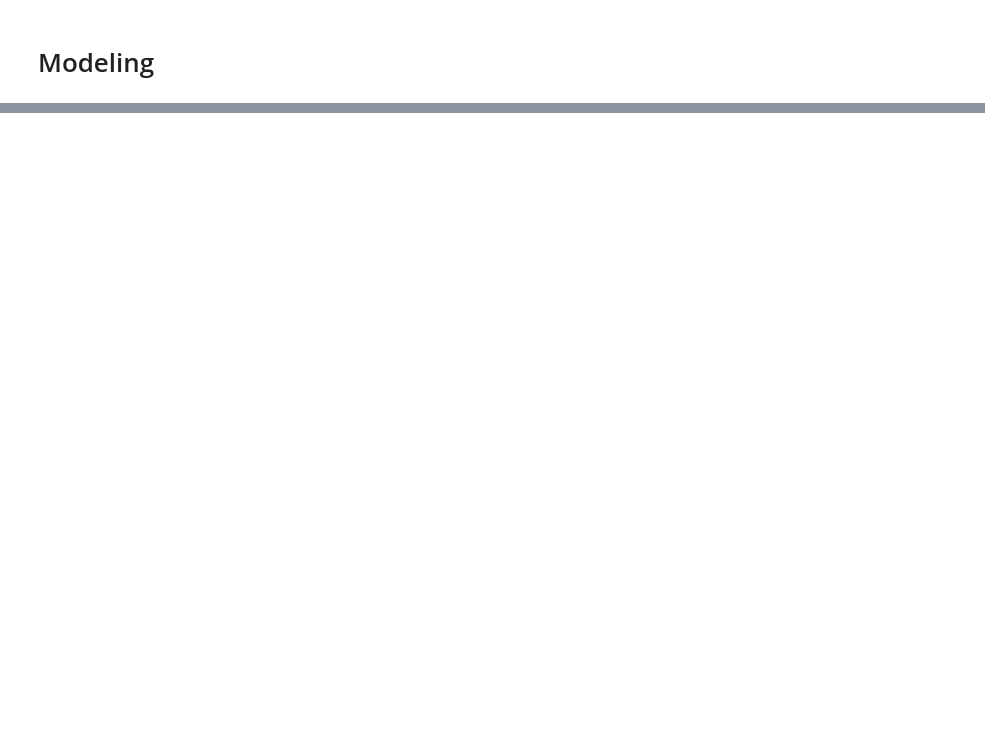
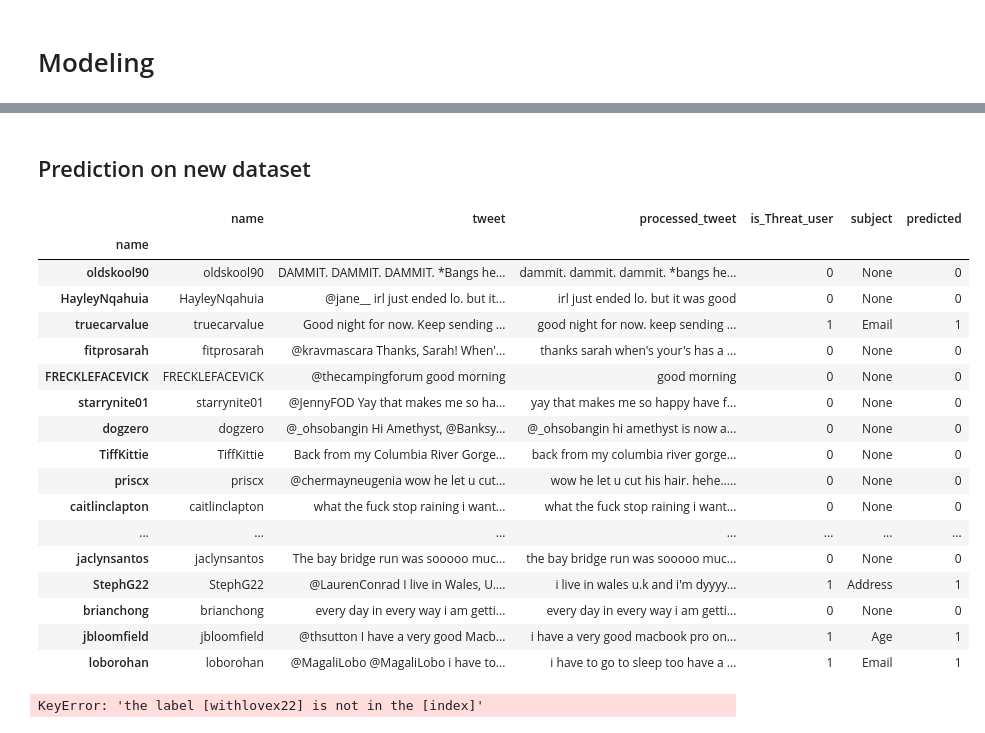
Before and after one commit to chinmaydas96/Tweet_classification_based_on_PPI_word, a Jupyter notebook: tweet_classify.ipynb, the cells around one changed output, grey strips where cells are left out. Cells and saved outputs as stored; diff of their text form; code cells hidden in the pictures; blank space fills up the shorter version.

```diff
--- a/tweet_classify.ipynb
+++ b/tweet_classify.ipynb
@@ -271,2 +360,14 @@ df[df["is_Threat_user"]==1].shape
 # %% [markdown]
 # Modeling
+# %%
+from sklearn.model_selection import train_test_split
+
+# Again split the training set to training set (80%) and validation set (20%)
+
+# X_train ->  features of training set
+# y_train ->  label of training set
+
+# X_test ->  features of validation set
+# y_test ->  label of validation set
+
+X_train, X_test, y_train, y_test = train_test_split(train_df['processed_tweet'], train_df['is_Threat_user'], test_size=0.20, random_state=42)
@@ -274,0 +530,3 @@ df[df["is_Threat_user"]==1].shape
+# %%
+test_tweet = test_df.processed_tweet.tolist()
+print("Total test data :",len(test_tweet))
@@ -274,0 +559,15 @@ df[df["is_Threat_user"]==1].shape
+# %%
+# convert word to vector
+X_new_counts = count_vect.transform(test_tweet)
+
+# convert word count frequncy matrix
+X_new_tfidf = tfidf_transformer.transform(X_new_counts)
+
+# predict for the test data
+predicted =svm_clf.predict(test_tweet)
+
+# make a column for predicted value
+test_df['predicted'] = predicted
+
+# list of original label
+test_y = test_df['is_Threat_user'].tolist()
@@ -274,0 +622,23 @@ df[df["is_Threat_user"]==1].shape
+# %% [markdown]
+## Prediction on new dataset
+# %%
+test_df.head(20)
+# %% [output]
+|  | name | tweet | processed_tweet | is_Threat_user | subject | predicted |
+| name |  |  |  |  |  |  |
+| oldskool90 | oldskool90 | DAMMIT. DAMMIT. DAMMIT. *Bangs he... | dammit. dammit. dammit. *bangs he... | 0 | None | 0 |
+| HayleyNqahuia | HayleyNqahuia | @jane__ irl just ended lo. but it... | irl just ended lo. but it was good | 0 | None | 0 |
+| truecarvalue | truecarvalue | Good night for now. Keep sending ... | good night for now. keep sending ... | 1 | Email | 1 |
+| fitprosarah | fitprosarah | @kravmascara Thanks, Sarah! When'... | thanks sarah when's your's has a ... | 0 | None | 0 |
+| FRECKLEFACEVICK | FRECKLEFACEVICK | @thecampingforum good morning | good morning | 0 | None | 0 |
+| starrynite01 | starrynite01 | @JennyFOD Yay that makes me so ha... | yay that makes me so happy have f... | 0 | None | 0 |
+| dogzero | dogzero | @_ohsobangin Hi Amethyst, @Banksy... | @_ohsobangin hi amethyst is now a... | 0 | None | 0 |
+| TiffKittie | TiffKittie | Back from my Columbia River Gorge... | back from my columbia river gorge... | 0 | None | 0 |
+| priscx | priscx | @chermayneugenia wow he let u cut... | wow he let u cut his hair. hehe..... | 0 | None | 0 |
+| caitlinclapton | caitlinclapton | what the fuck stop raining i want... | what the fuck stop raining i want... | 0 | None | 0 |
+| ... | ... | ... | ... | ... | ... | ... |
+| jaclynsantos | jaclynsantos | The bay bridge run was sooooo muc... | the bay bridge run was sooooo muc... | 0 | None | 0 |
+| StephG22 | StephG22 | @LaurenConrad I live in Wales, U.... | i live in wales u.k and i'm dyyyy... | 1 | Address | 1 |
+| brianchong | brianchong | every day in every way i am getti... | every day in every way i am getti... | 0 | None | 0 |
+| jbloomfield | jbloomfield | @thsutton I have a very good Macb... | i have a very good macbook pro on... | 1 | Age | 1 |
+| loborohan | loborohan | @MagaliLobo @MagaliLobo i have to... | i have to go to sleep too have a ... | 1 | Email | 1 |
@@ -274,0 +665,4 @@ df[df["is_Threat_user"]==1].shape
+# %%
+result('withlovex22')
+# %% [output]
+KeyError: 'the label [withlovex22] is not in the [index]'
```
Also changed, not shown: parts of 71 cells of this notebook, 1 other file.
